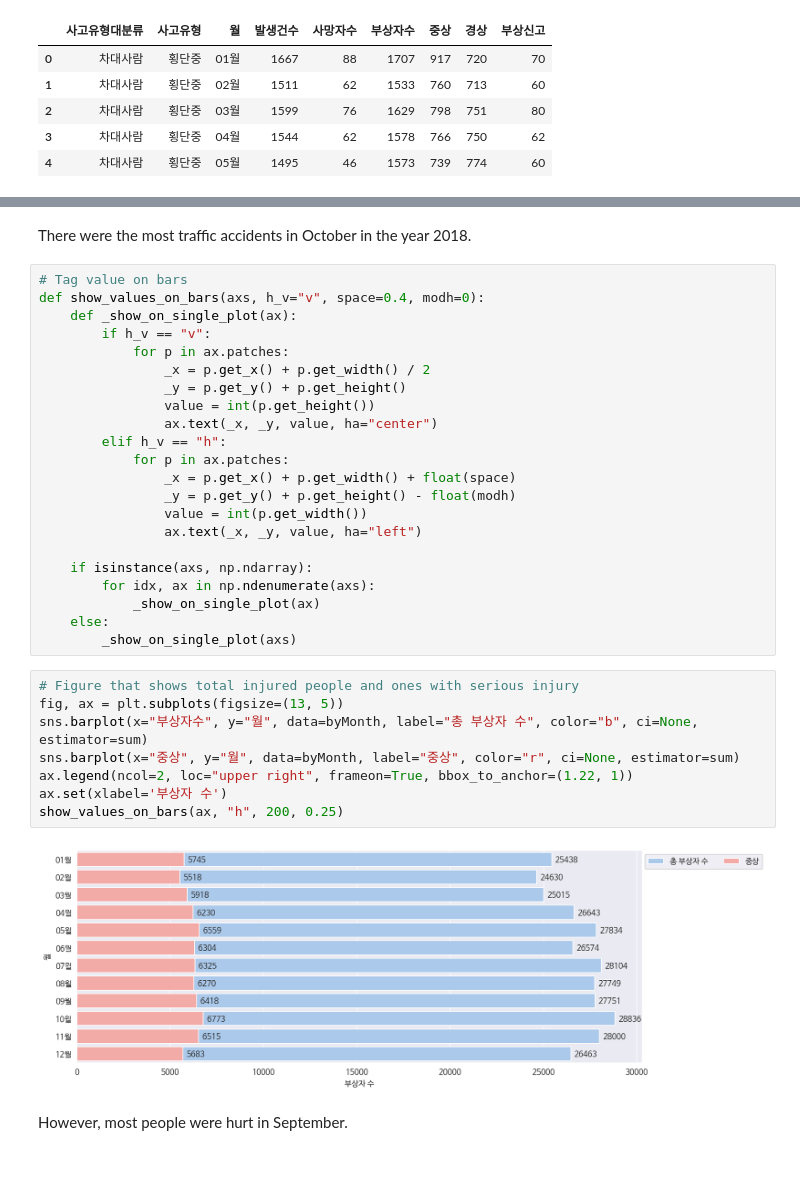
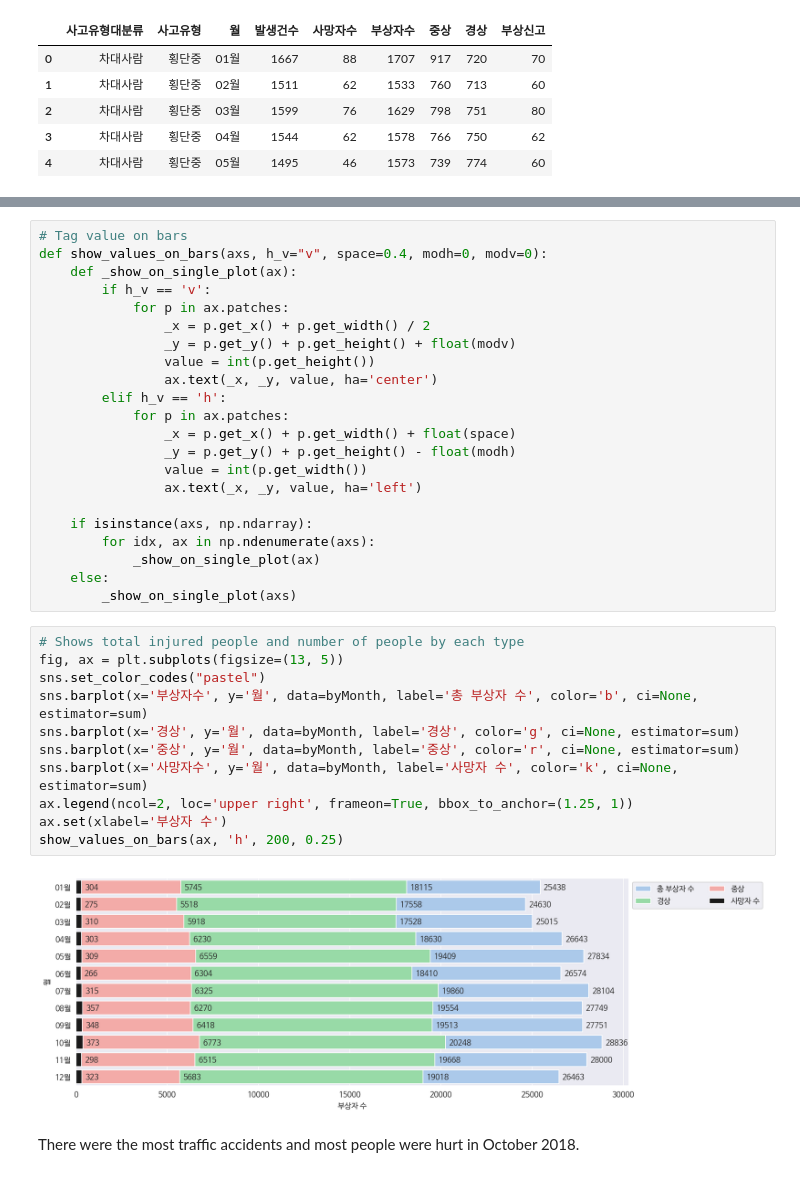
Before and after one commit to hwuiwon/data-analysis-study, a Jupyter notebook: Python/P02_Traffic_Accidents_in_Korea_2018.ipynb, the cells around one changed output, grey strips where cells are left out. Saved outputs shown, nothing was run; the diff lists cells and outputs as text.

```diff
--- a/Python/P02_Traffic_Accidents_in_Korea_2018.ipynb
+++ b/Python/P02_Traffic_Accidents_in_Korea_2018.ipynb
@@ -103,36 +89,37 @@ sns.barplot(data=byMonth, x='월', y='발생건수', ci=None)
+# %%
+# Tag value on bars
+def show_values_on_bars(axs, h_v="v", space=0.4, modh=0, modv=0):
+    def _show_on_single_plot(ax):
+        if h_v == 'v':
+            for p in ax.patches:
+                _x = p.get_x() + p.get_width() / 2
+                _y = p.get_y() + p.get_height() + float(modv)
+                value = int(p.get_height())
+                ax.text(_x, _y, value, ha='center')
+        elif h_v == 'h':
+            for p in ax.patches:
+                _x = p.get_x() + p.get_width() + float(space)
+                _y = p.get_y() + p.get_height() - float(modh)
+                value = int(p.get_width())
+                ax.text(_x, _y, value, ha='left')
+
+    if isinstance(axs, np.ndarray):
+        for idx, ax in np.ndenumerate(axs):
+            _show_on_single_plot(ax)
+    else:
+        _show_on_single_plot(axs)
+# %%
+# Shows total injured people and number of people by each type
+fig, ax = plt.subplots(figsize=(13, 5))
+sns.set_color_codes("pastel")
+sns.barplot(x='부상자수', y='월', data=byMonth, label='총 부상자 수', color='b', ci=None, estimator=sum)
+sns.barplot(x='경상', y='월', data=byMonth, label='경상', color='g', ci=None, estimator=sum)
+sns.barplot(x='중상', y='월', data=byMonth, label='중상', color='r', ci=None, estimator=sum)
+sns.barplot(x='사망자수', y='월', data=byMonth, label='사망자 수', color='k', ci=None, estimator=sum)
+ax.legend(ncol=2, loc='upper right', frameon=True, bbox_to_anchor=(1.25, 1))
+ax.set(xlabel='부상자 수')
+show_values_on_bars(ax, 'h', 200, 0.25)
+# %% [output]
+[figure, added]
 # %% [markdown]
-There were the most traffic accidents in October in the year 2018.
+There were the most traffic accidents and most people were hurt in October 2018.
-# %%
-# Tag value on bars
-def show_values_on_bars(axs, h_v="v", space=0.4, modh=0):
-    def _show_on_single_plot(ax):
-        if h_v == "v":
-            for p in ax.patches:
-                _x = p.get_x() + p.get_width() / 2
-                _y = p.get_y() + p.get_height()
-                value = int(p.get_height())
-                ax.text(_x, _y, value, ha="center")
-        elif h_v == "h":
-            for p in ax.patches:
-                _x = p.get_x() + p.get_width() + float(space)
-                _y = p.get_y() + p.get_height() - float(modh)
-                value = int(p.get_width())
-                ax.text(_x, _y, value, ha="left")
-
-    if isinstance(axs, np.ndarray):
-        for idx, ax in np.ndenumerate(axs):
-            _show_on_single_plot(ax)
-    else:
-        _show_on_single_plot(axs)
-# %%
-# Figure that shows total injured people and ones with serious injury
-fig, ax = plt.subplots(figsize=(13, 5))
-sns.barplot(x="부상자수", y="월", data=byMonth, label="총 부상자 수", color="b", ci=None, estimator=sum)
-sns.barplot(x="중상", y="월", data=byMonth, label="중상", color="r", ci=None, estimator=sum)
-ax.legend(ncol=2, loc="upper right", frameon=True, bbox_to_anchor=(1.22, 1))
-ax.set(xlabel='부상자 수')
-show_values_on_bars(ax, "h", 200, 0.25)
-# %% [output]
-[figure, removed]
-# %% [markdown]
-However, most people were hurt in September.
```
Also changed, not shown: parts of 13 cells of this notebook.
